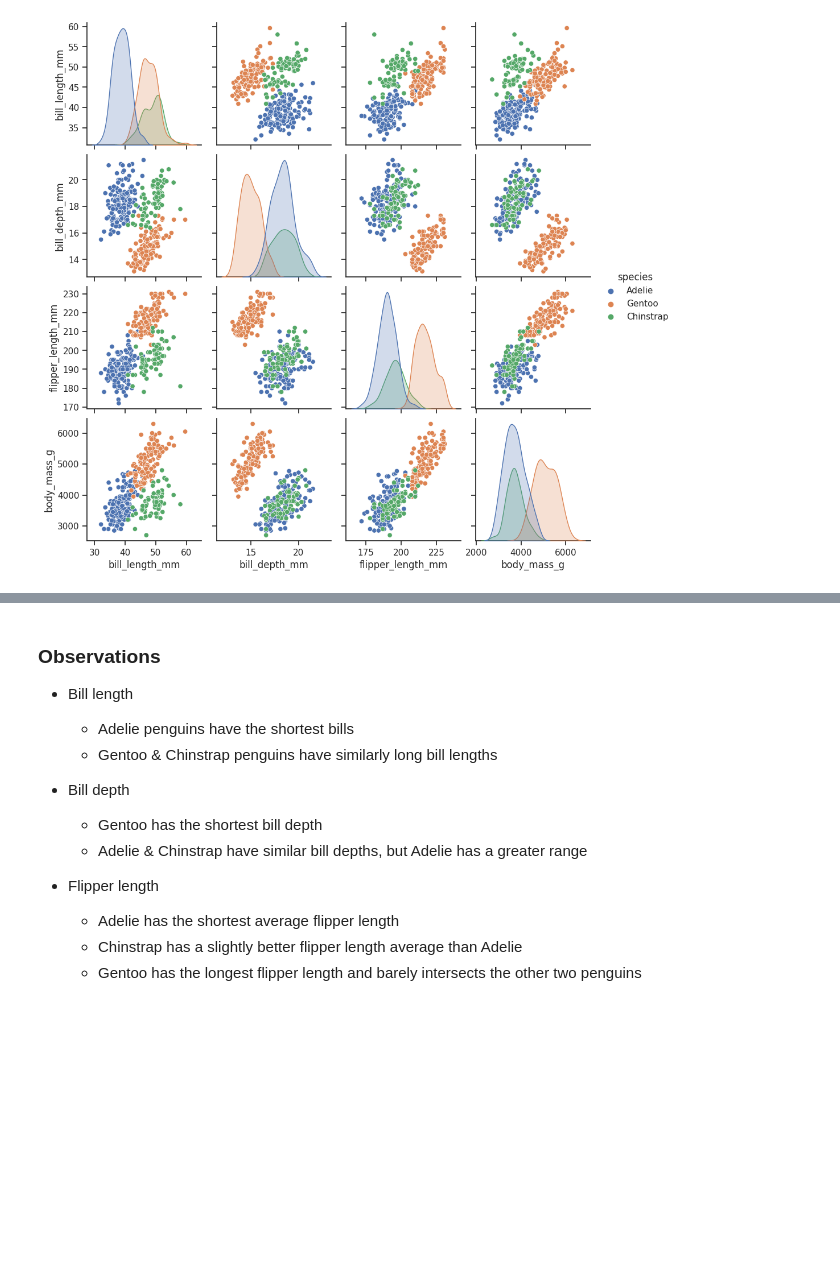
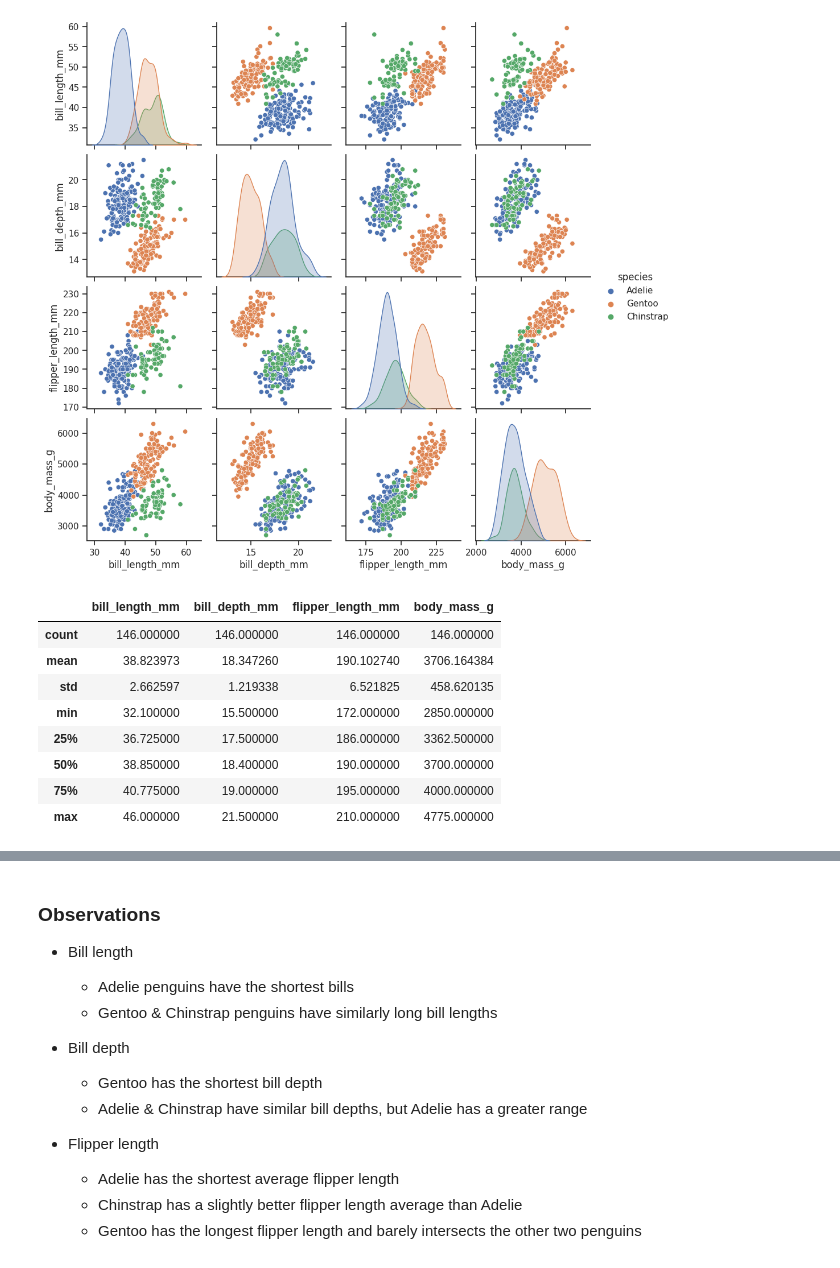
Before and after one commit to jacobgulan/palmer-penguins-identification, a Jupyter notebook: solution.ipynb, the cells around one changed output, grey strips where cells are left out. Saved outputs shown, nothing was run; the diff lists cells and outputs as text; code cells hidden in the pictures; blank space fills up the shorter version.

Commit message:
add describe() for each penguin

```diff
--- a/solution.ipynb
+++ b/solution.ipynb
@@ -134,3 +134,17 @@ sns.pairplot(df, hue="species")
 # %% [output]
 <seaborn.axisgrid.PairGrid at 0x...>
 [figure]
+# %%
+adelie, gentoo, chinstrap = df[df.species=='Adelie'], df[df.species=='Gentoo'], df[df.species=='Chinstrap']
+# %%
+adelie.describe()
+# %% [output]
+|  | bill_length_mm | bill_depth_mm | flipper_length_mm | body_mass_g |
+| count | 146.000000 | 146.000000 | 146.000000 | 146.000000 |
+| mean | 38.823973 | 18.347260 | 190.102740 | 3706.164384 |
+| std | 2.662597 | 1.219338 | 6.521825 | 458.620135 |
+| min | 32.100000 | 15.500000 | 172.000000 | 2850.000000 |
+| 25% | 36.725000 | 17.500000 | 186.000000 | 3362.500000 |
+| 50% | 38.850000 | 18.400000 | 190.000000 | 3700.000000 |
+| 75% | 40.775000 | 19.000000 | 195.000000 | 4000.000000 |
+| max | 46.000000 | 21.500000 | 210.000000 | 4775.000000 |
```
Also changed, not shown: parts of 2 cells of this notebook.
